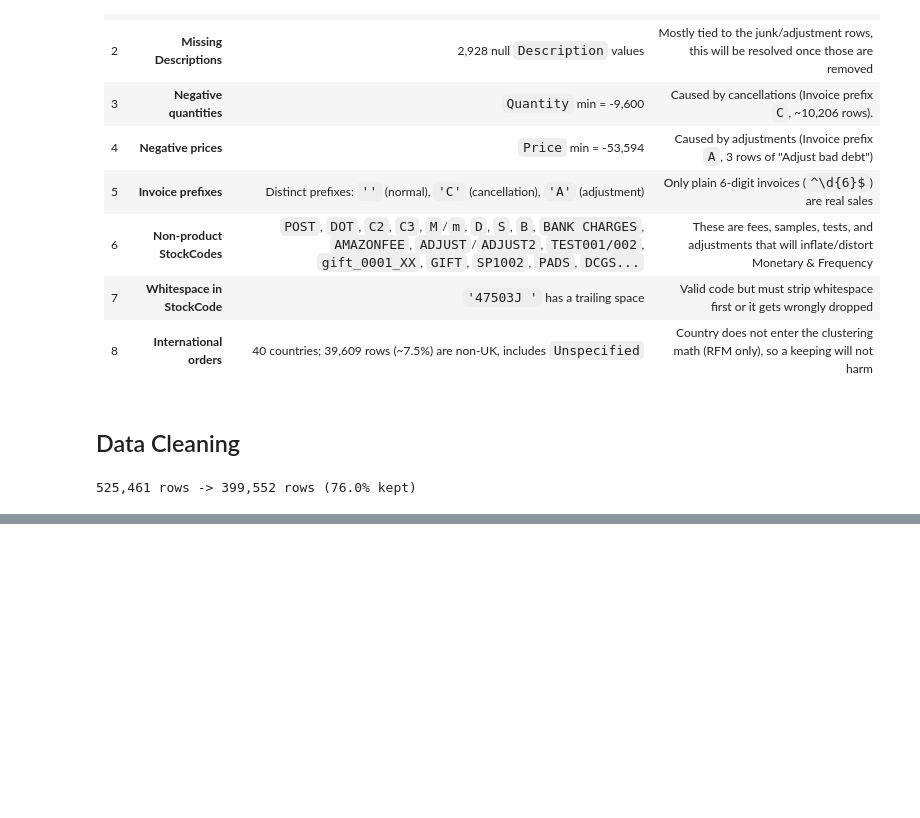
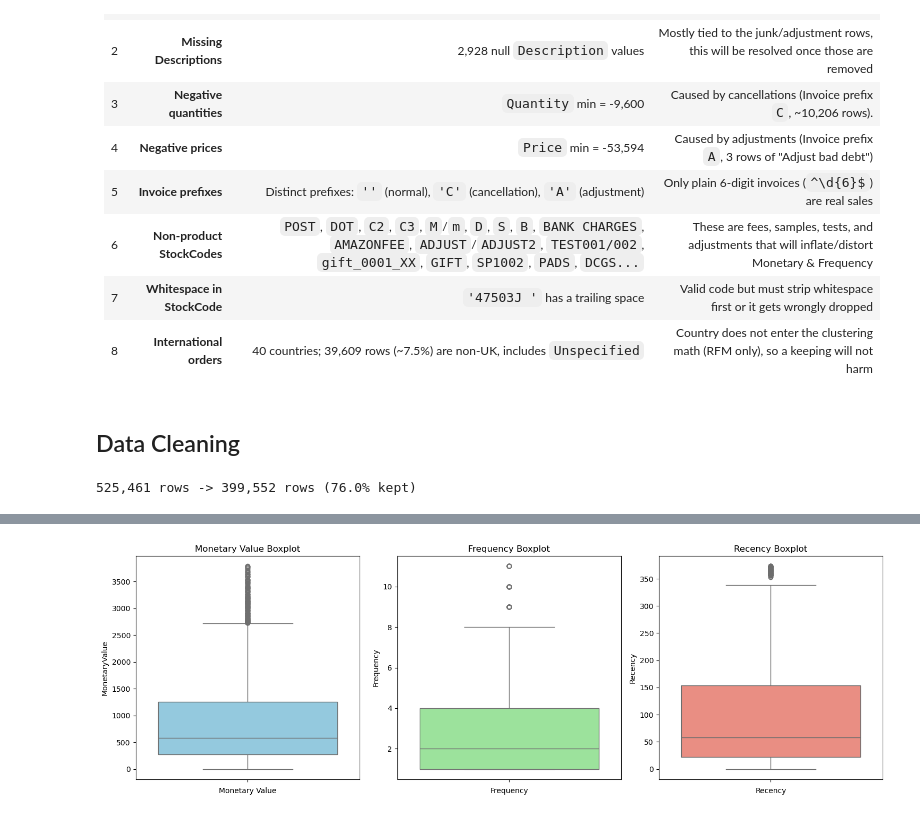
Before and after one commit to jnqu/RFM-Clustering-KMeans, a Jupyter notebook: clustering.ipynb, the cells around one changed output, grey strips where cells are left out. Drawn from its saved outputs; the diff is of its cells as text; code cells hidden in the pictures; blank space fills up the shorter version.

```diff
--- a/clustering.ipynb
+++ b/clustering.ipynb
@@ -230,0 +347,10 @@ print(f"{len(df):,} rows -> {len(clean_df):,} rows ({len(clean_df)/len(df):.1%}
+# %%
+M_Q1 = agg_df["MonetaryValue"].quantile(0.25)
+M_Q3 = agg_df["MonetaryValue"].quantile(0.75)
+M_IQR = M_Q3 - M_Q1
+m_outliers_df = agg_df[
+    (agg_df["MonetaryValue"] > (M_Q3 + 1.5 * M_IQR))
+    | (agg_df["MonetaryValue"] < (M_Q1 - 1.5 * M_IQR))
+].copy()
+
+m_outliers_df.describe()
@@ -230,0 +367,10 @@ print(f"{len(df):,} rows -> {len(clean_df):,} rows ({len(clean_df)/len(df):.1%}
+# %%
+F_Q1 = agg_df["Frequency"].quantile(0.25)
+F_Q3 = agg_df["Frequency"].quantile(0.75)
+F_IQR = F_Q3 - F_Q1
+f_outliers_df = agg_df[
+    (agg_df["Frequency"] > (F_Q3 + 1.5 * F_IQR))
+    | (agg_df["Frequency"] < (F_Q1 - 1.5 * F_IQR))
+].copy()
+
+f_outliers_df.describe()
@@ -230,0 +387,3 @@ print(f"{len(df):,} rows -> {len(clean_df):,} rows ({len(clean_df)/len(df):.1%}
+# %%
+non_outliers_df = agg_df[(~agg_df.index.isin(m_outliers_df.index)) & (~agg_df.index.isin(f_outliers_df.index))]
+non_outliers_df.describe()
@@ -230,0 +400,22 @@ print(f"{len(df):,} rows -> {len(clean_df):,} rows ({len(clean_df)/len(df):.1%}
+# %%
+plt.figure(figsize=(15, 5))
+
+plt.subplot(1, 3, 1)
+sns.boxplot(data=non_outliers_df['MonetaryValue'], color='skyblue')
+plt.title('Monetary Value Boxplot')
+plt.xlabel('Monetary Value')
+
+plt.subplot(1, 3, 2)
+sns.boxplot(data=non_outliers_df['Frequency'], color='lightgreen')
+plt.title('Frequency Boxplot')
+plt.xlabel('Frequency')
+
+plt.subplot(1, 3, 3)
+sns.boxplot(data=non_outliers_df['Recency'], color='salmon')
+plt.title('Recency Boxplot')
+plt.xlabel('Recency')
+
+plt.tight_layout()
+plt.show()
+# %% [output]
+[figure, added]
```
Also changed, not shown: parts of 20 cells of this notebook.
